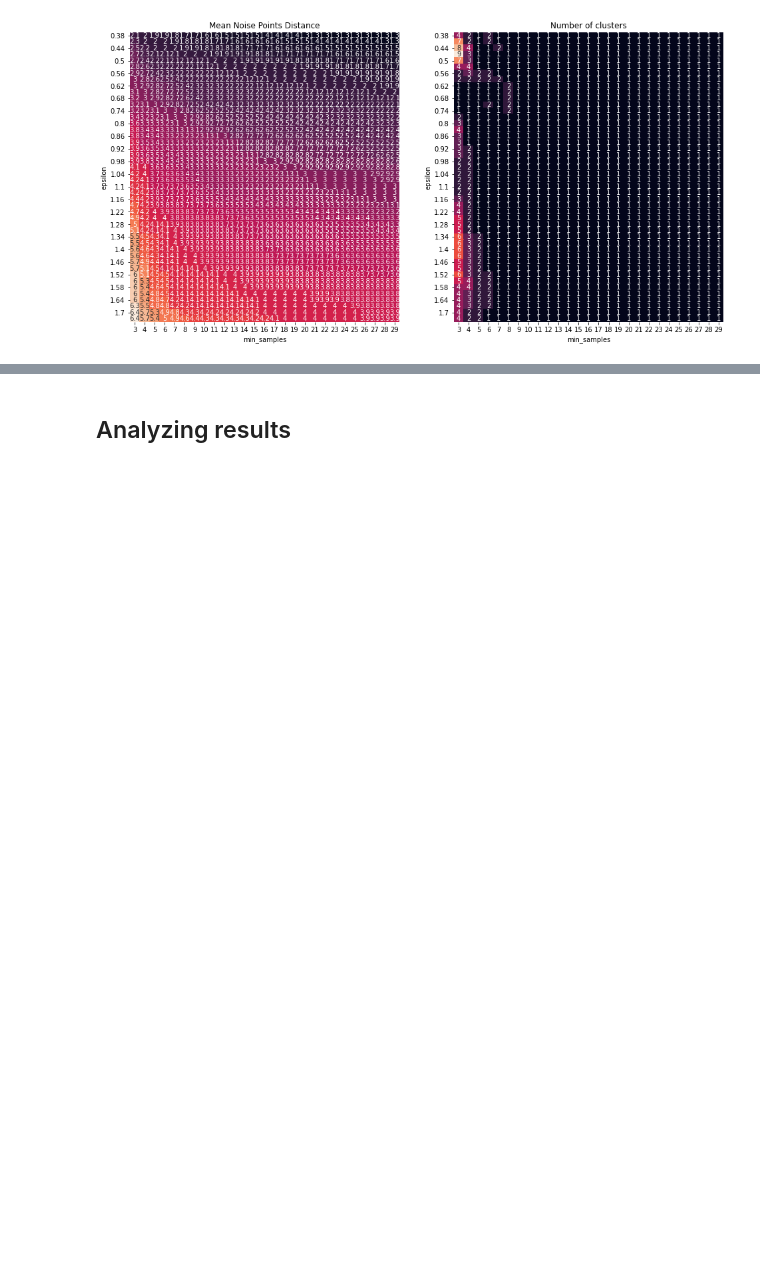
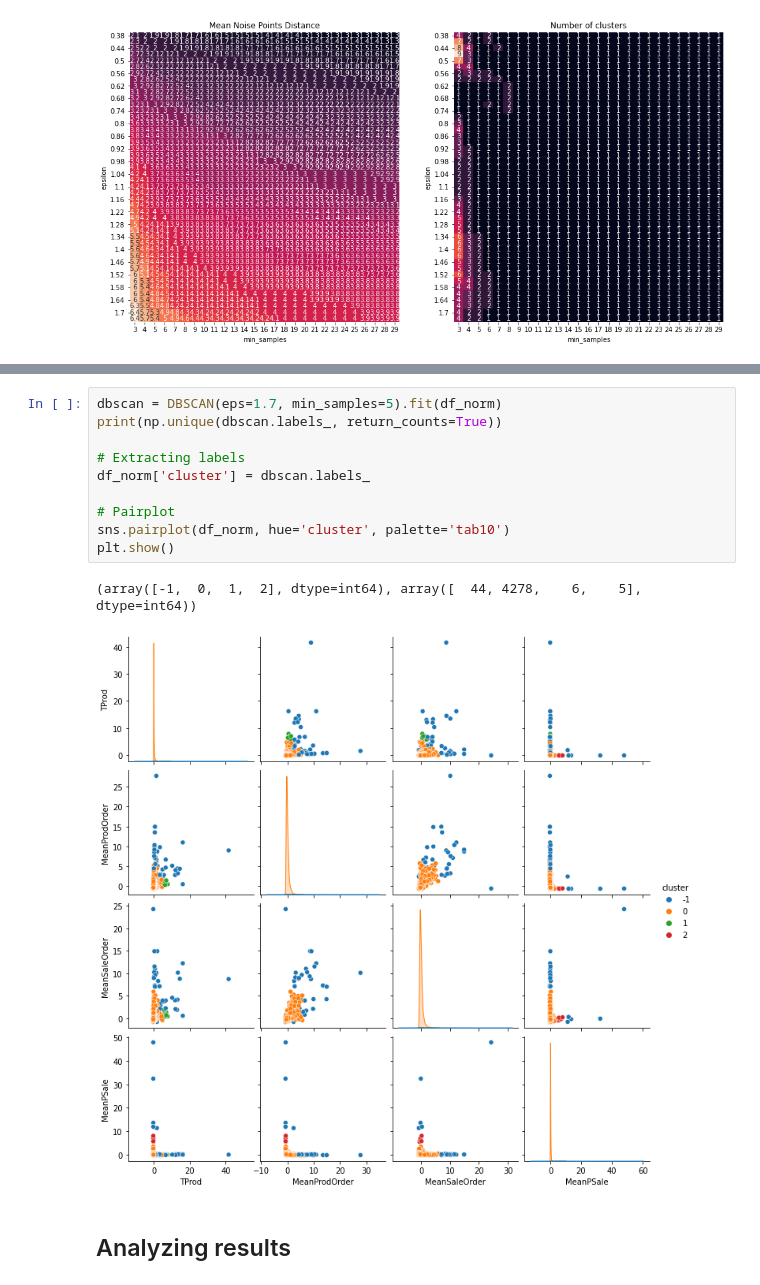
Before and after one commit to AlexPasqua/DM-project, a Jupyter notebook: DBSCAN.ipynb, the cells around one changed output, grey strips where cells are left out. Drawn from its saved outputs; the diff is of its cells as text; blank space fills up the shorter version.

```diff
--- a/DBSCAN.ipynb
+++ b/DBSCAN.ipynb
@@ -252,3 +261,16 @@ plt.show()
+# %%
+dbscan = DBSCAN(eps=1.7, min_samples=5).fit(df_norm)
+print(np.unique(dbscan.labels_, return_counts=True))
+
+# Extracting labels
+df_norm['cluster'] = dbscan.labels_
+
+# Pairplot
+sns.pairplot(df_norm, hue='cluster', palette='tab10')
+plt.show()
+# %% [output]
+(array([-1,  0,  1,  2], dtype=int64), array([  44, 4278,    6,    5], dtype=int64))
+[figure, added]
 # %% [markdown]
 ## Analyzing results
 # %%
```
Also changed, not shown: parts of 5 cells of this notebook.
